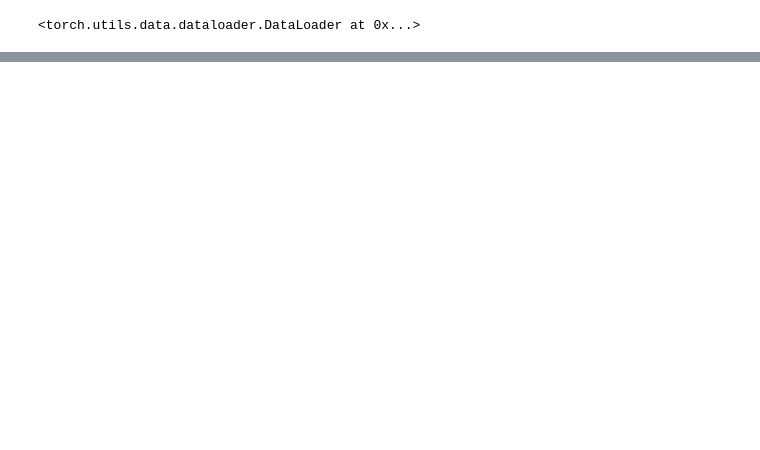
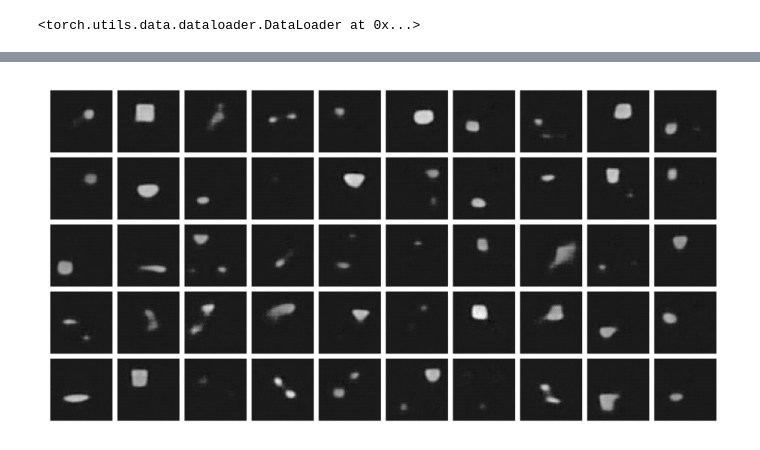
Before and after one commit to pooyaaf/Neural-Networks-Deep-Learning, a Jupyter notebook: Homework/HomeWork6/NNDL_HW6/Q1/Question_1_ControlVAE.ipynb, the cells around one changed output, grey strips where cells are left out. Cells and saved outputs as stored; diff of their text form; code cells hidden in the pictures; blank space fills up the shorter version.

```diff
--- a/Homework/HomeWork6/NNDL_HW6/Q1/Question_1_ControlVAE.ipynb
+++ b/Homework/HomeWork6/NNDL_HW6/Q1/Question_1_ControlVAE.ipynb
@@ -824,6 +848,9 @@ def normal_init(m, mean, std):
 beta_vae_h = BetaVAE_H(z_dim=10, nc=1)
 optimizer = optim.Adam(beta_vae_h.parameters(), lr=0.0001, betas=(0.90, 0.99))
 
+from torch.optim.lr_scheduler import ReduceLROnPlateau
+
+scheduler = ReduceLROnPlateau(optimizer, mode='min', factor=0.5, patience=3, verbose=True)
 
 for epoch in range(10):
     beta_vae_h.train()
@@ -834,29 +861,26 @@ for epoch in range(10):
     for data in train_loader:
         inputs = data
 
-        # Zero the gradients
         optimizer.zero_grad()
 
-        # Forward pass
         recon_batch, mu, logvar = beta_vae_h(inputs)
 
-        # Apply sigmoid activation to the reconstructed batch
         recon_batch_sigmoid = torch.sigmoid(recon_batch)
 
-        # Compute the reconstruction loss and the KL divergence
-        reconstruction_loss = F.binary_cross_entropy(recon_batch_sigmoid, inputs, reduction='sum')
+        reconstruction_loss = F.binary_cross_entropy_with_logits(recon_batch, inputs, reduction='sum')
         kl_divergence = -0.5 * torch.sum(1 + logvar - mu.pow(2) - logvar.exp())
+        # avg
+        batch_size = inputs.size(0)
+        reconstruction_loss /= batch_size
+        kl_divergence /= batch_size
 
-        # Total loss
         loss = reconstruction_loss + kl_divergence
 
-        # Backward pass
+        torch.nn.utils.clip_grad_norm_(beta_vae_h.parameters(), max_norm=5.0)
         loss.backward()
 
-        # Update weights
         optimizer.step()
 
-        # Accumulate total loss
         total_loss += loss.item()
         total_batches += 1
 
@@ -892,0 +975,17 @@ plt.show()
+# %%
+import matplotlib.pyplot as plt
+import torchvision.utils as vutils
+
+beta_vae_h.eval()
+
+with torch.no_grad():
+    random_samples = torch.randn(5 * 10, 10)  # 5 rows, 10 columns
+    generated_images = beta_vae_h.decoder(random_samples).view(-1, 1, 64, 64)
+
+plt.figure(figsize=(12, 6))
+grid = vutils.make_grid(generated_images, nrow=10, normalize=True, padding=5, pad_value=1.0)
+plt.imshow(grid.permute(1, 2, 0), cmap='gray')
+plt.axis('off')
+plt.show()
+# %% [output]
+[figure, added]
```
Also changed, not shown: parts of 15 cells of this notebook.
